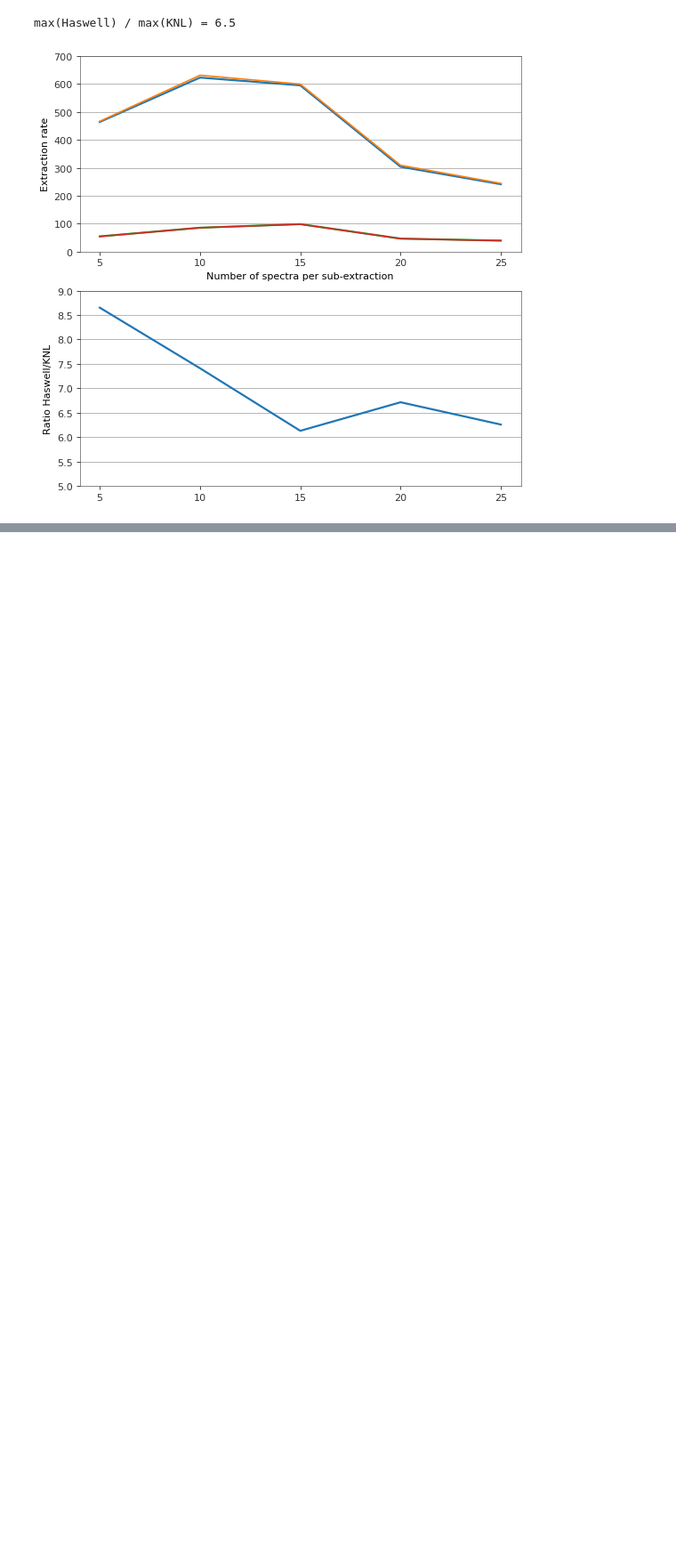
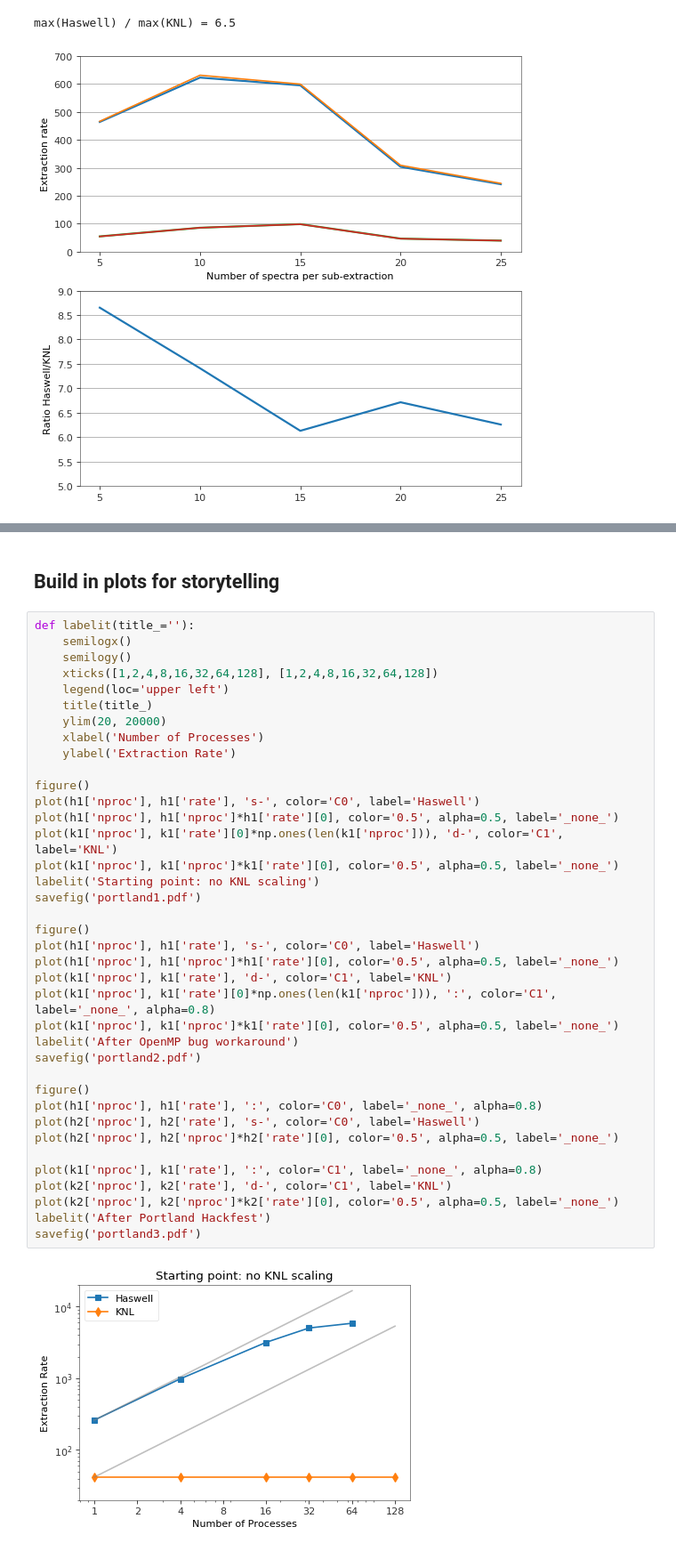
Before and after one commit to sbailey/knltest, a Jupyter notebook: doc/portland-extract.ipynb, the cells around one changed output, grey strips where cells are left out. Shown at 89% size. Cells and saved outputs as stored; diff of their text form; blank space fills up the shorter version.

```diff
--- a/doc/portland-extract.ipynb
+++ b/doc/portland-extract.ipynb
@@ -80,0 +118,42 @@ max(Haswell) / max(KNL) = 6.5
+# %% [markdown]
+## Build in plots for storytelling
+# %%
+def labelit(title_=''):
+    semilogx()
+    semilogy()
+    xticks([1,2,4,8,16,32,64,128], [1,2,4,8,16,32,64,128])
+    legend(loc='upper left')
+    title(title_)
+    ylim(20, 20000)
+    xlabel('Number of Processes')
+    ylabel('Extraction Rate')
+
+figure()
+plot(h1['nproc'], h1['rate'], 's-', color='C0', label='Haswell')
+plot(h1['nproc'], h1['nproc']*h1['rate'][0], color='0.5', alpha=0.5, label='_none_')
+plot(k1['nproc'], k1['rate'][0]*np.ones(len(k1['nproc'])), 'd-', color='C1', label='KNL')
+plot(k1['nproc'], k1['nproc']*k1['rate'][0], color='0.5', alpha=0.5, label='_none_')
+labelit('Starting point: no KNL scaling')
+savefig('portland1.pdf')
+
+figure()
+plot(h1['nproc'], h1['rate'], 's-', color='C0', label='Haswell')
+plot(h1['nproc'], h1['nproc']*h1['rate'][0], color='0.5', alpha=0.5, label='_none_')
+plot(k1['nproc'], k1['rate'], 'd-', color='C1', label='KNL')
+plot(k1['nproc'], k1['rate'][0]*np.ones(len(k1['nproc'])), ':', color='C1', label='_none_', alpha=0.8)
+plot(k1['nproc'], k1['nproc']*k1['rate'][0], color='0.5', alpha=0.5, label='_none_')
+labelit('After OpenMP bug workaround')
+savefig('portland2.pdf')
+
+figure()
+plot(h1['nproc'], h1['rate'], ':', color='C0', label='_none_', alpha=0.8)
+plot(h2['nproc'], h2['rate'], 's-', color='C0', label='Haswell')
+plot(h2['nproc'], h2['nproc']*h2['rate'][0], color='0.5', alpha=0.5, label='_none_')
+
+plot(k1['nproc'], k1['rate'], ':', color='C1', label='_none_', alpha=0.8)
+plot(k2['nproc'], k2['rate'], 'd-', color='C1', label='KNL')
+plot(k2['nproc'], k2['nproc']*k2['rate'][0], color='0.5', alpha=0.5, label='_none_')
+labelit('After Portland Hackfest')
+savefig('portland3.pdf')
+# %% [output]
+[figure, added]
```
Also changed, not shown: parts of 6 cells of this notebook, 5 other files.
